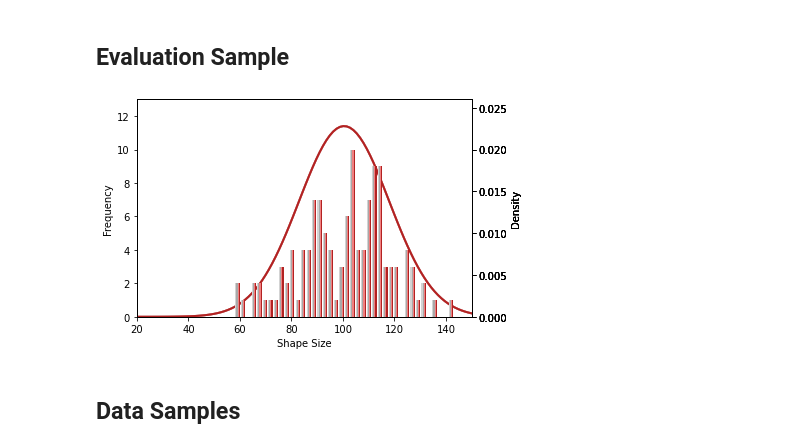
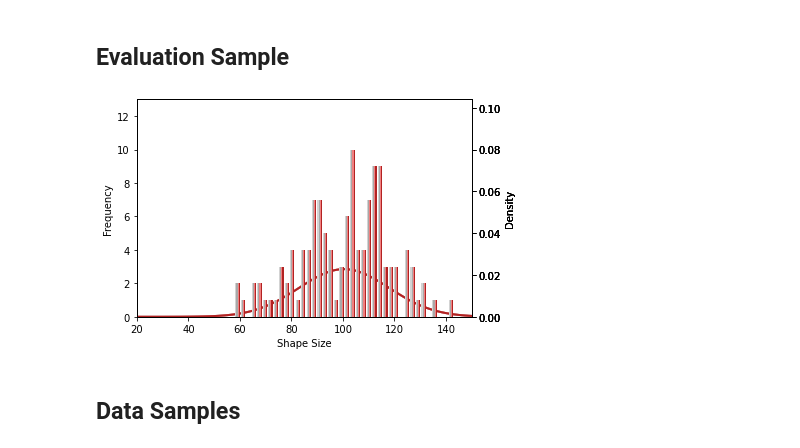
Before and after one commit to lucasfldmn/twrds_unbiased_anns, a Jupyter notebook: notebooks/additional_figures.ipynb, the cells around one changed output. Drawn from its saved outputs; the diff is of its cells as text; code cells hidden in the pictures.

Commit message:
added results excel + some plots

```diff
--- a/notebooks/additional_figures.ipynb
+++ b/notebooks/additional_figures.ipynb
@@ -82,35 +82,35 @@ actual_wc = w[w['is_square'] == 0.0].shape_size
 actual_rs = r[r['is_square'] == 1.0].shape_size
 actual_rc = r[r['is_square'] == 0.0].shape_size
 data = [actual_ws, actual_wc, actual_rs, actual_rc]
 ax.set_xlim(20,150)
 ax.set_ylim(0,13)
 ax.hist(data, color = colors, bins = bins, label = labels)
 ax.set_ylabel('Frequency')
 ax.set_xlabel('Shape Size')
 for cat_data, color in zip(data, colors):
   # Fit a normal distribution to the data
   mu, std = norm.fit(cat_data)
   # Calculate PDF
   xmin, xmax = 20, 150
   x = np.linspace(xmin, xmax, 100)
   p = norm.pdf(x, mu, std)
   # Plot PDF
   ax2 = ax.twinx()
   ax2.plot(x, p, color = color, linewidth = 2)
   # Calcualte ylim of second axis based on first axis
   ylim_max_1 = ax.get_ylim()[1]
-  ylim_max_2 = ylim_max_1 / df_eval.shape_size.size
+  ylim_max_2 = ylim_max_1 / (df_eval.shape_size.size/4)
   ax2.set_ylim([0, ylim_max_2])
   ax2.set_ylabel('Density')
 # Fix plot display order
 ax.set_zorder(ax2.get_zorder()+1)
 ax.patch.set_visible(False)
 # Save plot
 plt.savefig(figures_path + "eval_example", dpi = 200, bbox_inches = 'tight')
 # Show plot
 plt.show()
 # %% [output]
-[figure, old version]
+[figure, new version]
 # %% [markdown]
 ## Data Samples
 # %%
```
Also changed, not shown: 3 other files.
